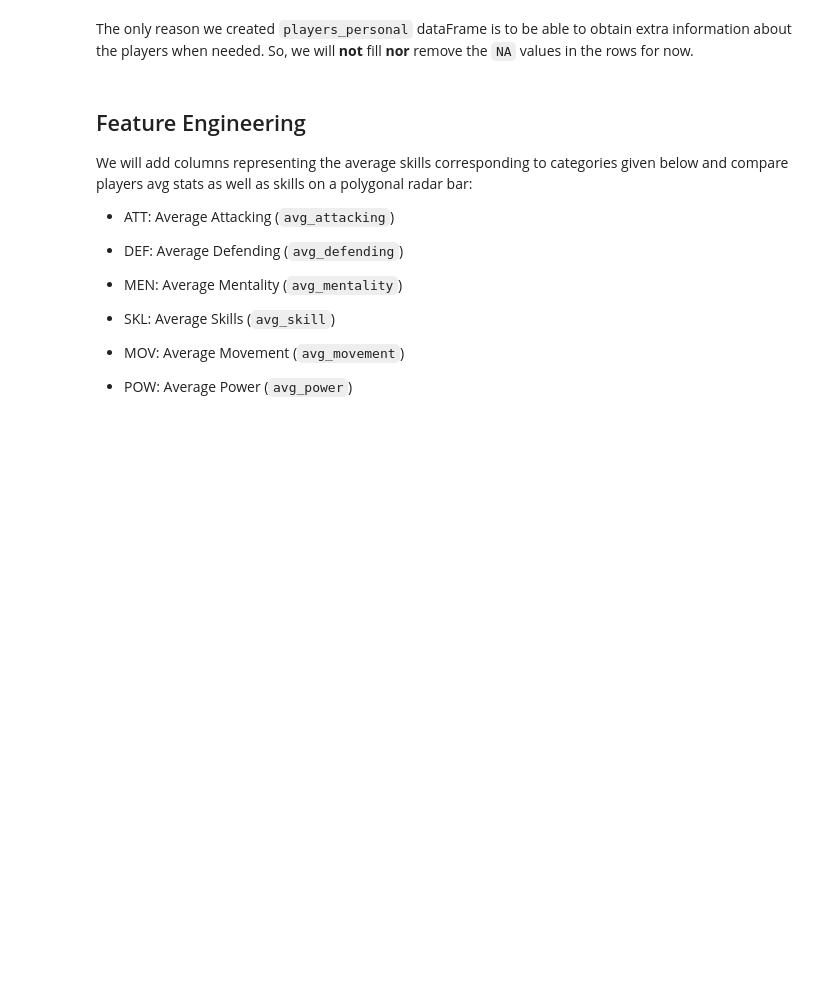
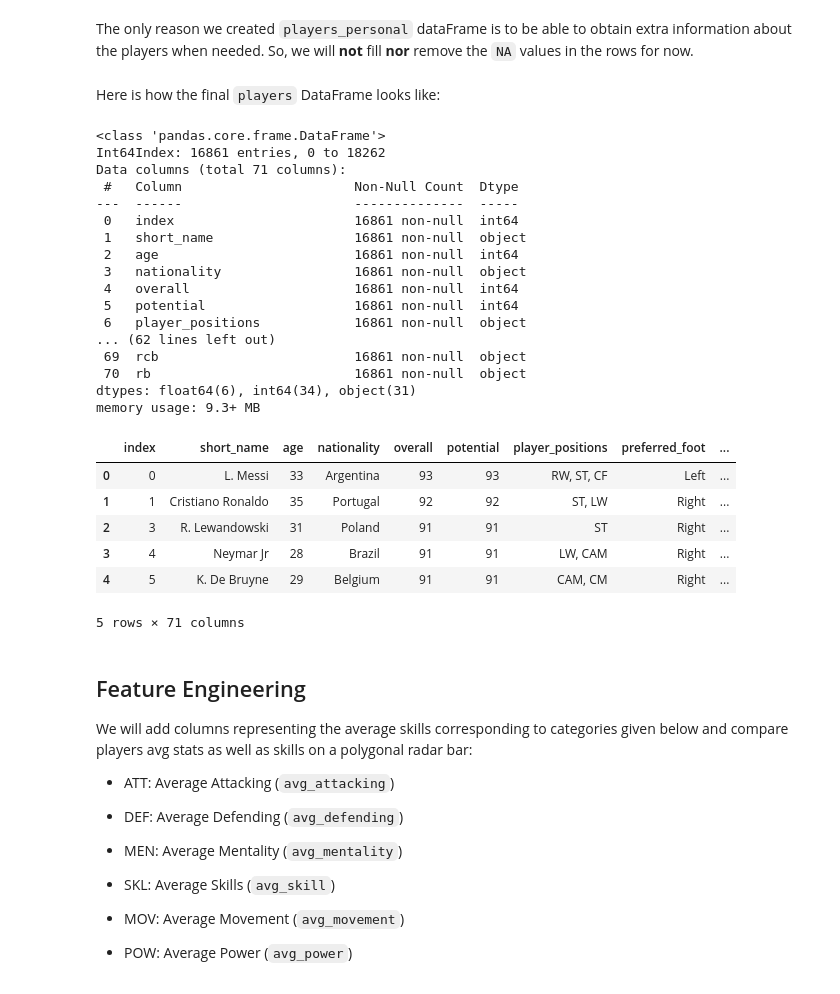
Before and after one commit to salihkilicli/Soccer_Transfers_Recommendation_Engine, a Jupyter notebook: Soccer_Data_Analysis.ipynb, the cells around one changed output. Saved outputs shown, nothing was run; the diff lists cells and outputs as text; code cells hidden in the pictures; blank space fills up the shorter version.

```diff
--- a/Soccer_Data_Analysis.ipynb
+++ b/Soccer_Data_Analysis.ipynb
@@ -247,6 +247,36 @@ Columns with NA values found:
 [figure]
 # %% [markdown]
 The only reason we created `players_personal` dataFrame is to be able to obtain extra information about the players when needed. So, we will __not__ fill __nor__ remove the `NA` values in the rows for now.
+# %% [markdown]
+Here is how the final `players` DataFrame looks like:
+# %%
+players.info()
+players.head()
+# %% [output]
+<class 'pandas.core.frame.DataFrame'>
+Int64Index: 16861 entries, 0 to 18262
+Data columns (total 71 columns):
+ #   Column                      Non-Null Count  Dtype
+---  ------                      --------------  -----
+ 0   index                       16861 non-null  int64
+ 1   short_name                  16861 non-null  object
+ 2   age                         16861 non-null  int64
+ 3   nationality                 16861 non-null  object
+ 4   overall                     16861 non-null  int64
+ 5   potential                   16861 non-null  int64
+ 6   player_positions            16861 non-null  object
+... (62 lines left out)
+ 69  rcb                         16861 non-null  object
+ 70  rb                          16861 non-null  object
+dtypes: float64(6), int64(34), object(31)
+memory usage: 9.3+ MB
+|  | index | short_name | age | nationality | overall | potential | player_positions | preferred_foot | ... |
+| 0 | 0 | L. Messi | 33 | Argentina | 93 | 93 | RW, ST, CF | Left | ... |
+| 1 | 1 | Cristiano Ronaldo | 35 | Portugal | 92 | 92 | ST, LW | Right | ... |
+| 2 | 3 | R. Lewandowski | 31 | Poland | 91 | 91 | ST | Right | ... |
+| 3 | 4 | Neymar Jr | 28 | Brazil | 91 | 91 | LW, CAM | Right | ... |
+| 4 | 5 | K. De Bruyne | 29 | Belgium | 91 | 91 | CAM, CM | Right | ... |
+5 rows × 71 columns
 # %% [markdown]
 ## Feature Engineering
 
```
Also changed, not shown: parts of 3 cells of this notebook.
